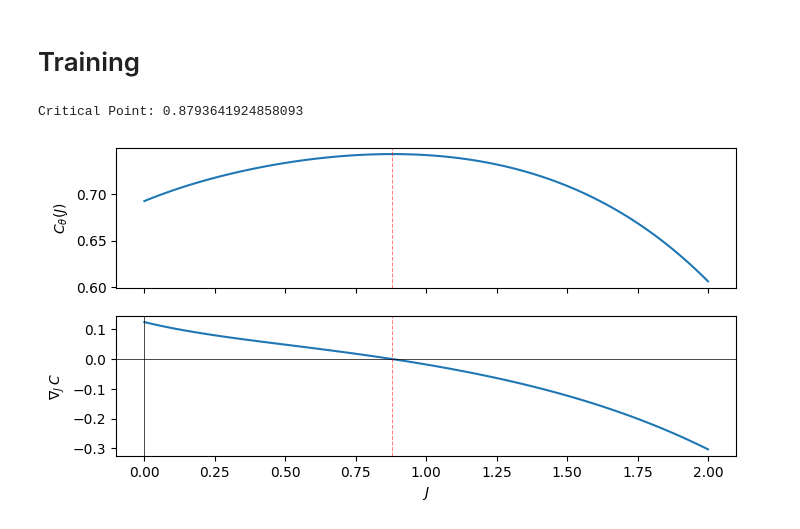
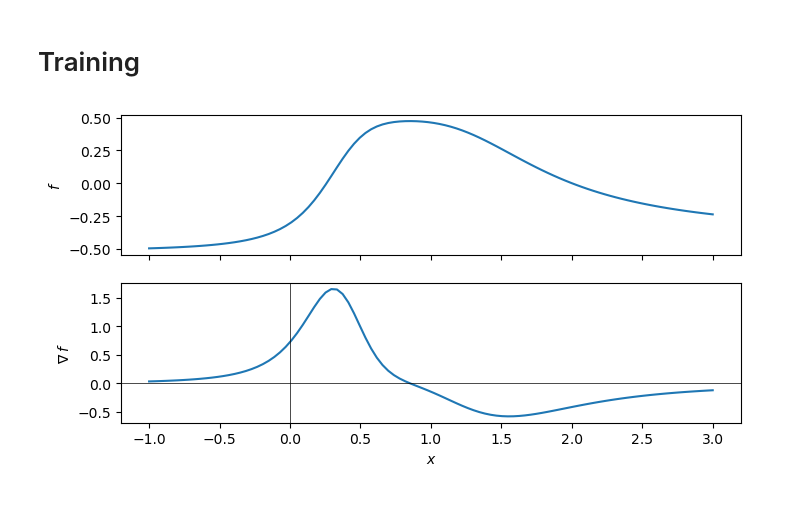
Before and after one commit to jshe2304/dlrg, a Jupyter notebook: train.ipynb, the cells around one changed output. Drawn from its saved outputs; the diff is of its cells as text; code cells hidden in the pictures.

```diff
--- a/train.ipynb
+++ b/train.ipynb
@@ -15,3 +17,29 @@ device = torch.device('cpu')
+# %%
+def plot(f, xlim=(0, 2), show_root=False):
+
+    x_vals = torch.linspace(*xlim, 100, device=device).unsqueeze(1)
+
+    f_vals = f(x_vals).cpu().detach()
+    dfdx_vals = torch.cat([grad(f, x).cpu() for x in x_vals]).detach()
+    x_vals = x_vals.cpu()
+
+    fig, (ax0, ax1) = plt.subplots(2, 1, sharex=True, figsize=(8, 4))
+
+    ax0.plot(x_vals, f_vals)
+    ax0.set_ylabel(r'$f$')
+
+    ax1.plot(x_vals, dfdx_vals)
+    ax1.set_xlabel(r'$x$')
+    ax1.set_ylabel(r'$\nabla \: f$')
+    ax1.axhline(0, color='black', linewidth=0.5)
+    ax1.axvline(0, color='black', linewidth=0.5)
+
+    if show_root:
+        root = find_root(torch.tensor([1.], device=device), lambda x : grad(C, x))
+
+        if xlim[0] < root < xlim[1]:
+            ax0.axvline(root, c='r', alpha=0.5, linestyle='dashed', linewidth=0.75)
+            ax1.axvline(root, c='r', alpha=0.5, linestyle='dashed', linewidth=0.75)
 # %% [markdown]
 # Models
 # %%
@@ -52,24 +90,6 @@ for epoch in tqdm(range(epochs)):
     optimizer.step()
 # %%
 C.eval()
-
-J = torch.linspace(0, 2, 100).unsqueeze(1)
-
-fig, (ax0, ax1) = plt.subplots(2, 1, sharex=True, figsize=(8, 4))
-
-ax0.plot(J, C(J).detach())
-ax0.set_ylabel(r'$C_{\theta}(J)$')
-
-ax1.plot(J, torch.cat([C.grad(j)for j in J]).detach())
-ax1.set_xlabel(r'$J$')
-ax1.set_ylabel(r'$\nabla_J \: C$')
-ax1.axhline(0, color='black', linewidth=0.5)
-ax1.axvline(0, color='black', linewidth=0.5)
-
-J_c = find_root(torch.tensor([1.]), C.grad)
-print(f'Critical Point: {J_c}')
-ax0.axvline(J_c, c='r', alpha=0.5, linestyle='dashed', linewidth=0.75)
-ax1.axvline(J_c, c='r', alpha=0.5, linestyle='dashed', linewidth=0.75);
+plot(C, xlim=(-1, 3))
 # %% [output]
-Critical Point: 0.8793641924858093
-[figure, old version]
+[figure, new version]
```
Also changed, not shown: parts of 6 cells of this notebook, 6 other files.
